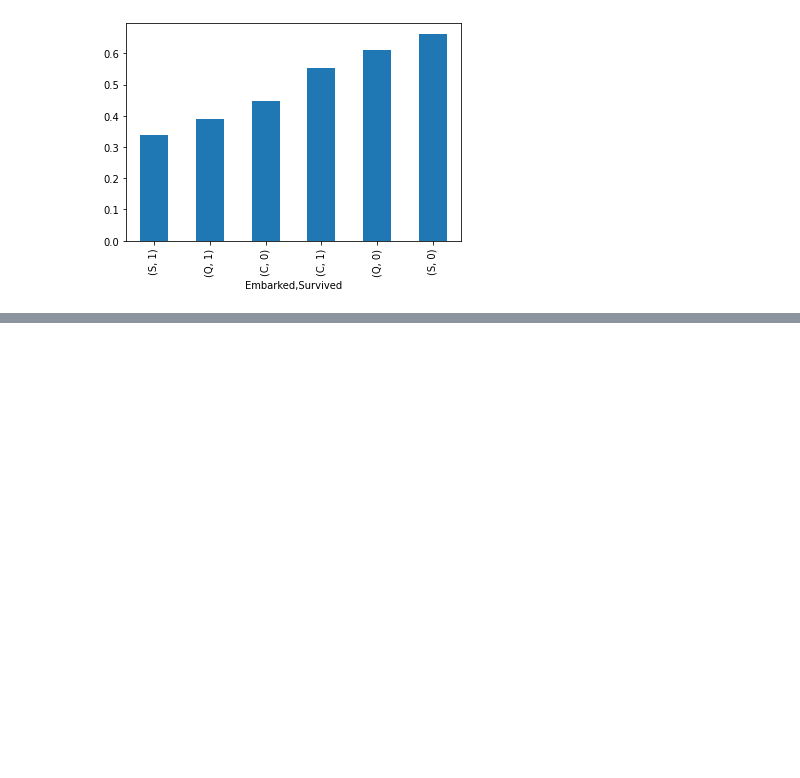
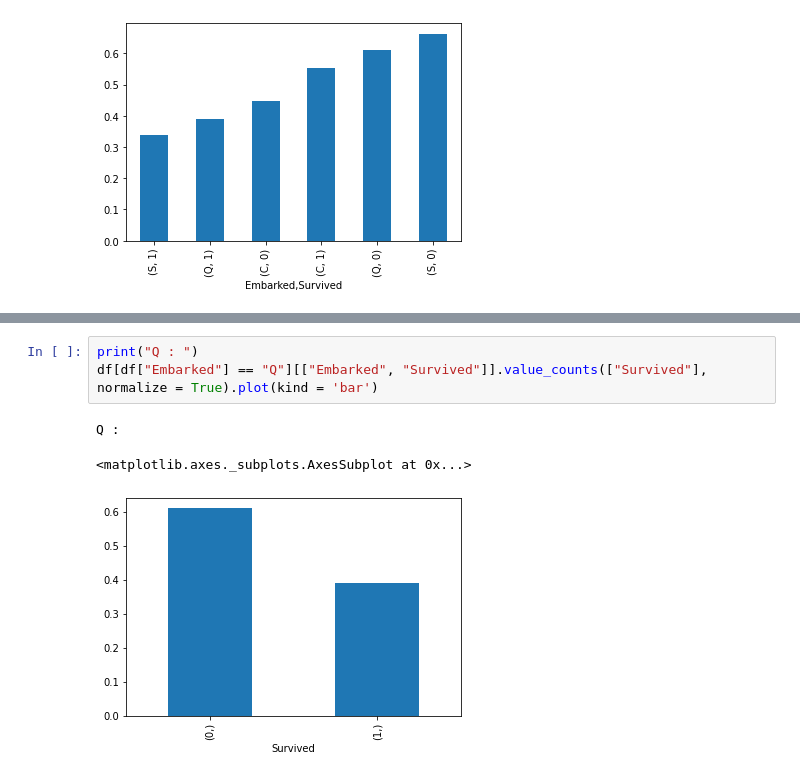
Before and after one commit to Rudovich1/Rudovich_kirill, a Jupyter notebook: titanic.ipynb, the cells around one changed output, grey strips where cells are left out. Cells and saved outputs as stored; diff of their text form; blank space fills up the shorter version.

```diff
--- a/titanic.ipynb
+++ b/titanic.ipynb
@@ -76,0 +84,7 @@ AxesSubplot(0.125,0.125;0.775x0.755)
+# %%
+print("Q : ")
+df[df["Embarked"] == "Q"][["Embarked", "Survived"]].value_counts(["Survived"], normalize = True).plot(kind = 'bar')
+# %% [output]
+Q :
+<matplotlib.axes._subplots.AxesSubplot at 0x...>
+[figure, added]
```
Also changed, not shown: parts of 3 cells of this notebook.
